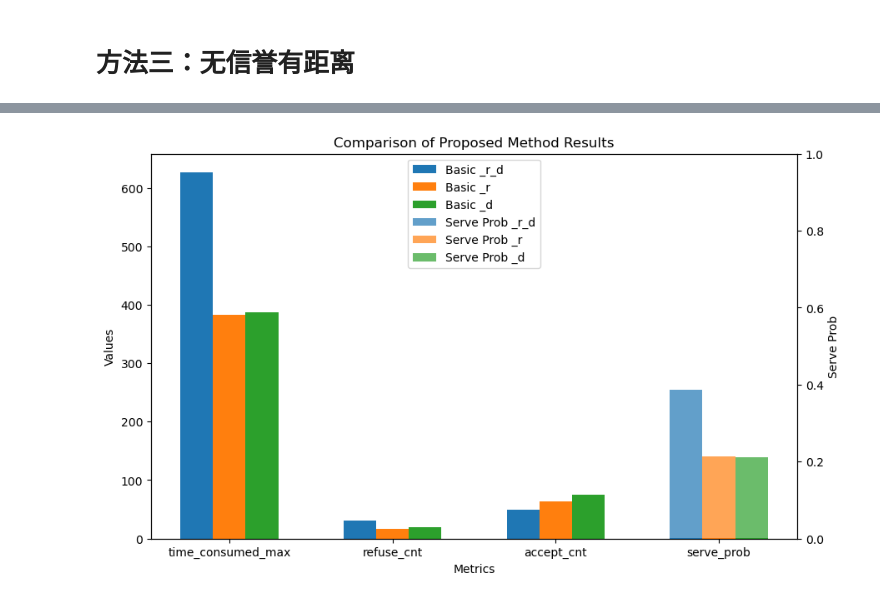
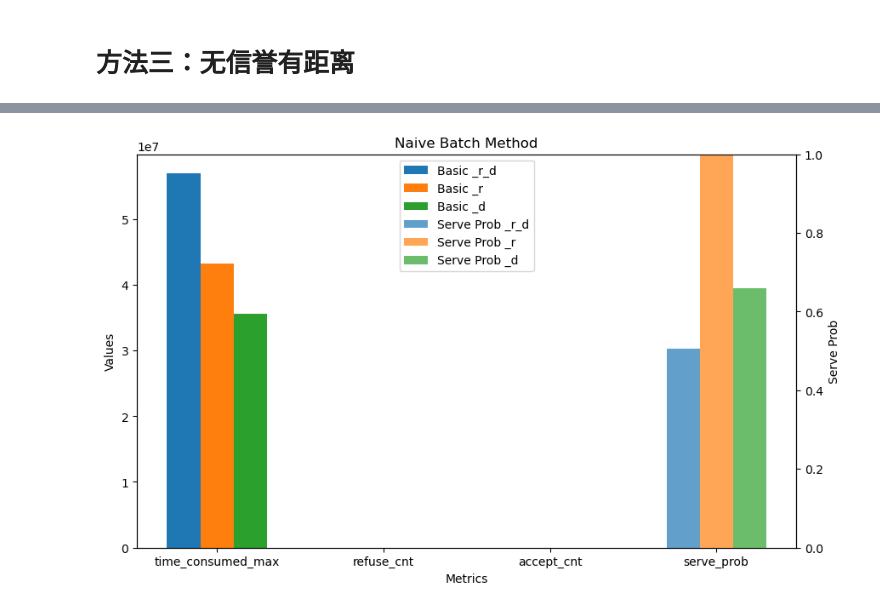
Before and after one commit to zipingw/IotDataAccessExp, a Jupyter notebook: data_preprocess_v2.ipynb, the cells around one changed output, grey strips where cells are left out. Cells and saved outputs as stored; diff of their text form; code cells hidden in the pictures.

```diff
--- a/data_preprocess_v2.ipynb
+++ b/data_preprocess_v2.ipynb
@@ -1024,23 +1032,11 @@ store_node_method_d_batched_basic_method = copy.deepcopy(store_node_method_d)
 
 for key, batch in batched_basic_method.items():
     # 要选取一个store node存储
-    sorted_nodes = sorted(store_node_method_d_batched_basic_method.items(), key=lambda x: x[1]['score_sd'], reverse=True)
-    # 从得分前 10 的节点中随机选择一个节点
-    top_ten_nodes = sorted_nodes[:10]
-    saved_flag = False
-    for node in top_ten_nodes:
-        if saved_flag:
-            break
-        get_pro = node[1]['probability']
-        # 得到命中概率
-        if probabilistic_true(get_pro):
-            # 若命中，则存入
-            store_node_method_d_batched_basic_method[node[0]]['batches'].append((key, batch))
-            saved_flag = True
-
-    if not saved_flag:
-        # 10 个都没命中，则存入 rank 第一的 node 中
-        store_node_method_d_batched_basic_method[top_ten_nodes[0][0]]['batches'].append((key, batch))
+    sorted_nodes_d_basic = sorted(store_node_method_d_batched_basic_method.items(), key=lambda x: x[1]['score_sd'], reverse=False) # 升序排序，距离越小越优先
+    # 从得分前 5 的节点中随机选择一个节点
+    top_five_nodes_basic = sorted_nodes_d_basic[:5]
+    random_choice_node_basic= random.choice(top_five_nodes_basic)
+    store_node_method_d_batched_basic_method[random_choice_node_basic[0]]['batches'].append((key, batch))
 # %%
 # batched_proposed_method
 # batched_proposed_method
@@ -1049,22 +1045,11 @@ store_node_method_d_batched_proposed_method = copy.deepcopy(store_node_method_d)
 
 for key, batch in batched_proposed_method.items():
     # 要选取一个store node存储
-    sorted_nodes = sorted(store_node_method_d_batched_proposed_method.items(), key=lambda x: x[1]['score_sd'], reverse=True)
+    sorted_nodes_d_proposed = sorted(store_node_method_d_batched_proposed_method.items(), key=lambda x: x[1]['score_sd'], reverse=False) # 升序排序，距离越小越优先
     # 从得分前 10 的节点中随机选择一个节点
-    top_ten_nodes = sorted_nodes[:10]
-    saved_flag = False
-    for node in top_ten_nodes:
-        if saved_flag:
-            break
-        get_pro = node[1]['probability']
-        # 得到命中概率
-        if probabilistic_true(get_pro):
-            # 若命中，则存入
-            store_node_method_d_batched_proposed_method[node[0]]['batches'].append((key, batch))
-            saved_flag = True
-    if not saved_flag:
-        # 10 个都没命中，则存入 rank 第一的 node 中
-        store_node_method_d_batched_proposed_method[top_ten_nodes[0][0]]['batches'].append((key, batch))
+    top_five_nodes_proposed = sorted_nodes_d_proposed[:5]
+    random_choice_node_proposed = random.choice(top_five_nodes_proposed)
+    store_node_method_d_batched_proposed_method[random_choice_node_proposed[0]]['batches'].append((key, batch))
 # %%
 # 遍历Query_sets，在两种store node的存储方式上，访问所有的query，计算得到指标
 found_in_basic_batch = [] # [[], [], ..., []] 记录了每个 query 中每个 point 所在的batch_id ， 用于后续去 store
@@ -1232,35 +1217,35 @@ ax1.bar(index + 2 * bar_width, data_basic_d, bar_width, label='Basic _d')
 # Set labels, title, and legend for primary axis
 ax1.set_xlabel('Metrics')
 ax1.set_ylabel('Values')
-ax1.set_title('Comparison of Proposed Method Results')
+ax1.set_title('Naive Batch Method')
 ax1.set_xticks(index + bar_width)
 ax1.set_xticklabels(categories)
 ax1.legend(loc='upper left')
 
 # Create secondary axis for serve_prob with adjusted range
 ax2 = ax1.twinx()
 ax2.set_ylabel('Serve Prob')
 
 # Adjust the range of serve_prob to be more prominent
 serve_prob_scaled_r_d = np.array(data_basic_r_d[-1]) # Scaling factor
 serve_prob_scaled_r = np.array(data_basic_r[-1])
 serve_prob_scaled_d = np.array(data_basic_d[-1])
 
 # Plot scaled serve_prob values as bars on secondary axis
 ax2.bar(index[-1], serve_prob_scaled_r_d, bar_width, label='Serve Prob _r_d', alpha=0.7)
 ax2.bar(index[-1] + bar_width, serve_prob_scaled_r, bar_width, label='Serve Prob _r', alpha=0.7)
 ax2.bar(index[-1] + 2 * bar_width, serve_prob_scaled_d, bar_width, label='Serve Prob _d', alpha=0.7)
 
 ax2.set_ylim(0, 1)  # Adjust the range of secondary axis for serve_prob
 
 # Combine legends from both axes
 lines, labels = ax1.get_legend_handles_labels()
 lines2, labels2 = ax2.get_legend_handles_labels()
 ax1.legend(lines + lines2, labels + labels2, loc='upper center')
 
 plt.show()
 # %% [output]
-[figure, old version]
+[figure, new version]
 # %%
 # Create figure and primary axis
 fig, ax1 = plt.subplots(figsize=(10, 6))
```
Also changed, not shown: parts of 28 cells of this notebook.
